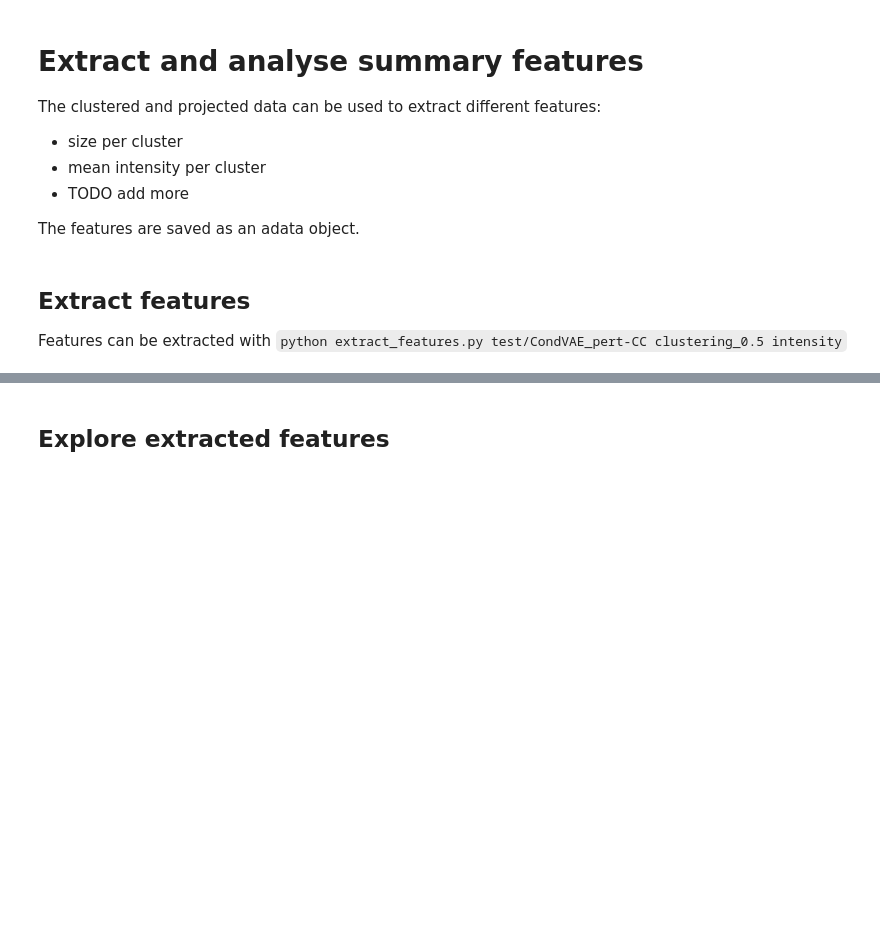
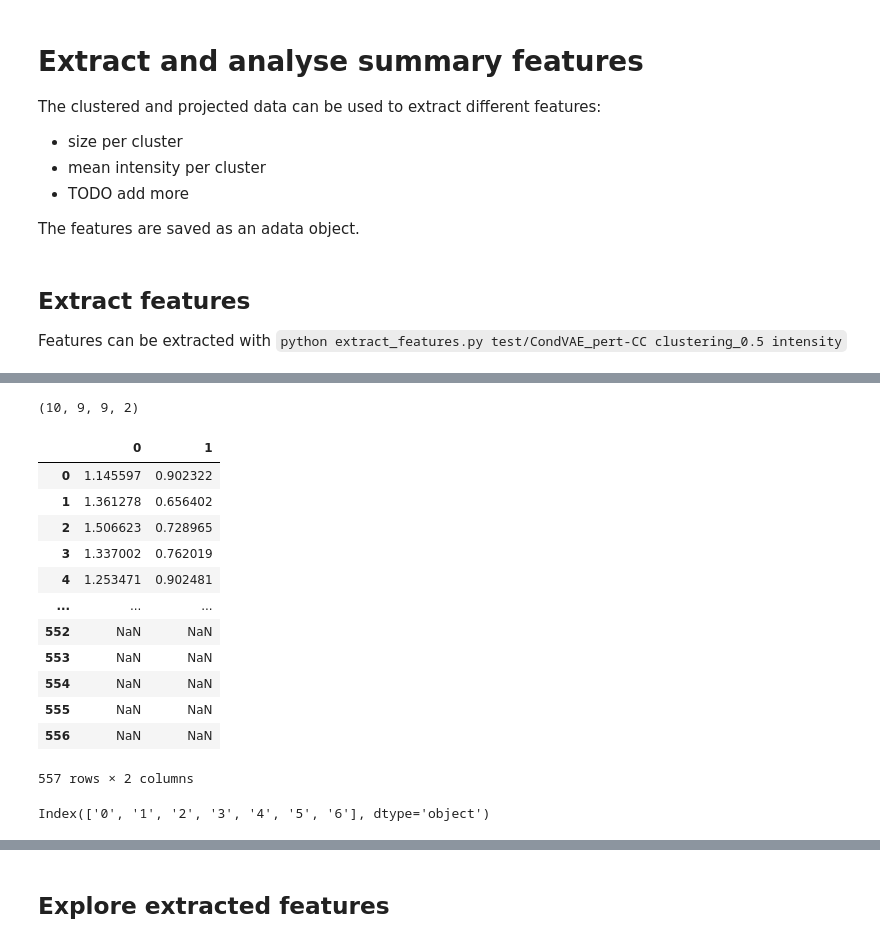
Before and after one commit to theislab/campa, a Jupyter notebook: notebooks/extract_features.ipynb, the cells around one changed output, grey strips where cells are left out. Cells and saved outputs as stored; diff of their text form; code cells hidden in the pictures; blank space fills up the shorter version.

```diff
--- a/notebooks/extract_features.ipynb
+++ b/notebooks/extract_features.ipynb
@@ -28,0 +183,4 @@ AssertionError: no config.json in test/CondVAE_pert-CC
+# %%
+co_occ.shape
+# %% [output]
+(10, 9, 9, 2)
@@ -29,3 +201,23 @@ AssertionError: no config.json in test/CondVAE_pert-CC
+# %%
+self.adata.obsm['co_occurence_0_0']
+# %% [output]
+|  | 0 | 1 |
+| 0 | 1.145597 | 0.902322 |
+| 1 | 1.361278 | 0.656402 |
+| 2 | 1.506623 | 0.728965 |
+| 3 | 1.337002 | 0.762019 |
+| 4 | 1.253471 | 0.902481 |
+| ... | ... | ... |
+| 552 | NaN | NaN |
+| 553 | NaN | NaN |
+| 554 | NaN | NaN |
+| 555 | NaN | NaN |
+| 556 | NaN | NaN |
+557 rows × 2 columns
+# %%
+adata.obs['clustering_0.5'].cat.categories
+# %% [output]
+Index(['0', '1', '2', '3', '4', '5', '6'], dtype='object')
 # %%
 extr.extract_intensity_size()
 # %% [output]
```
Also changed, not shown: parts of 11 cells of this notebook, 2 other files.
